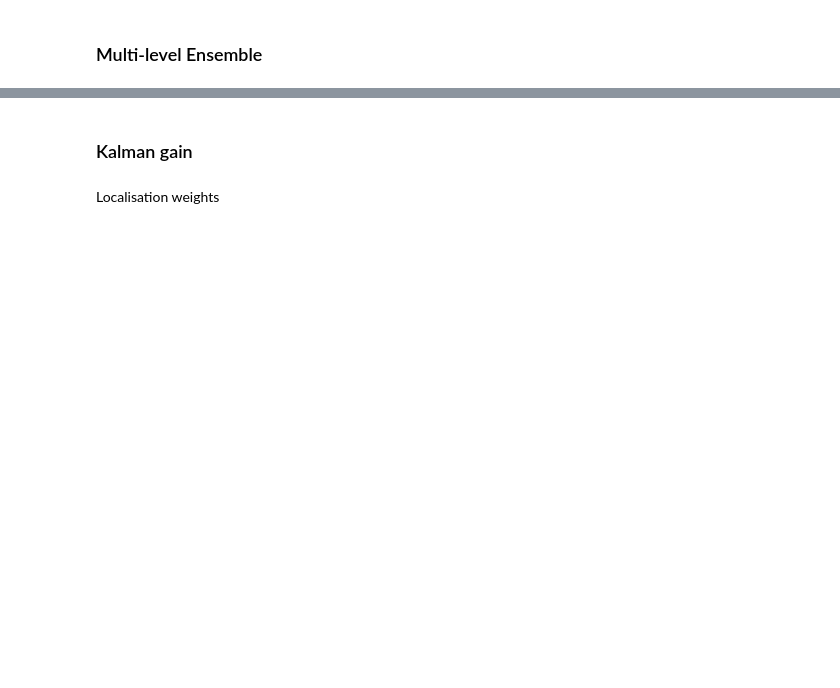
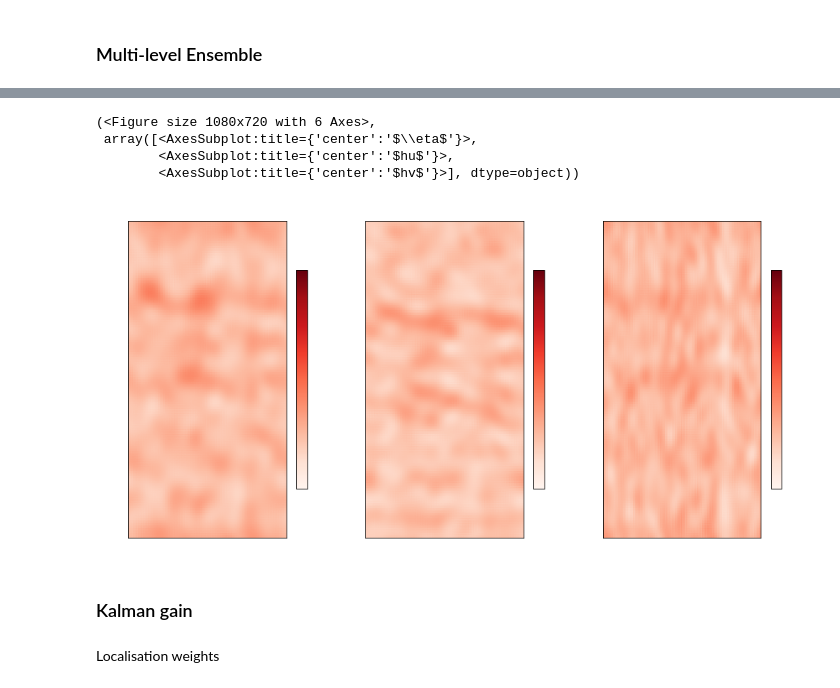
Before and after one commit to sintefmath/multilevelDA, a Jupyter notebook: notebooks/Basin-MLEnKF-StepByStep.ipynb, the cells around one changed output, grey strips where cells are left out. Drawn from its saved outputs; the diff is of its cells as text; code cells hidden in the pictures; blank space fills up the shorter version.

```diff
--- a/notebooks/Basin-MLEnKF-StepByStep.ipynb
+++ b/notebooks/Basin-MLEnKF-StepByStep.ipynb
@@ -133,16 +108,0 @@ imshow3(np.average(SL_state, axis=-1))
-# %%
-def imshow3var(est_var):
-    fig, axs = plt.subplots(1,3, figsize=(15,10))
-    im = axs[0].imshow(est_var[0], vmin=0.0, vmax=0.00025, cmap="Reds")
-    plt.colorbar(im, ax=axs[0], shrink=0.5)
-    axs[0].set_title("$\eta$", fontsize=15)
-
-    im = axs[1].imshow(est_var[1], vmin=0, vmax=1, cmap="Reds")
-    plt.colorbar(im, ax=axs[1], shrink=0.5)
-    axs[1].set_title("$hu$", fontsize=15)
-
-    im = axs[2].imshow(est_var[2], vmin=0, vmax=1, cmap="Reds")
-    plt.colorbar(im, ax=axs[2], shrink=0.5)
-    axs[2].set_title("$hv$", fontsize=15)
-
-    # fig.suptitle("ML variance", y=0.9)
@@ -458,3 +125,11 @@ imshow3var(MLest_var)
+# %%
+imshow3var(MLOceanEnsemble.estimate(np.var))
+# %% [output]
+(<Figure size 1080x720 with 6 Axes>,
+ array([<AxesSubplot:title={'center':'$\\eta$'}>,
+        <AxesSubplot:title={'center':'$hu$'}>,
+        <AxesSubplot:title={'center':'$hv$'}>], dtype=object))
+[figure, added]
 # %% [markdown]
 ### Kalman gain
 # %% [markdown]
```
Also changed, not shown: parts of 107 cells of this notebook, 2 other files.
